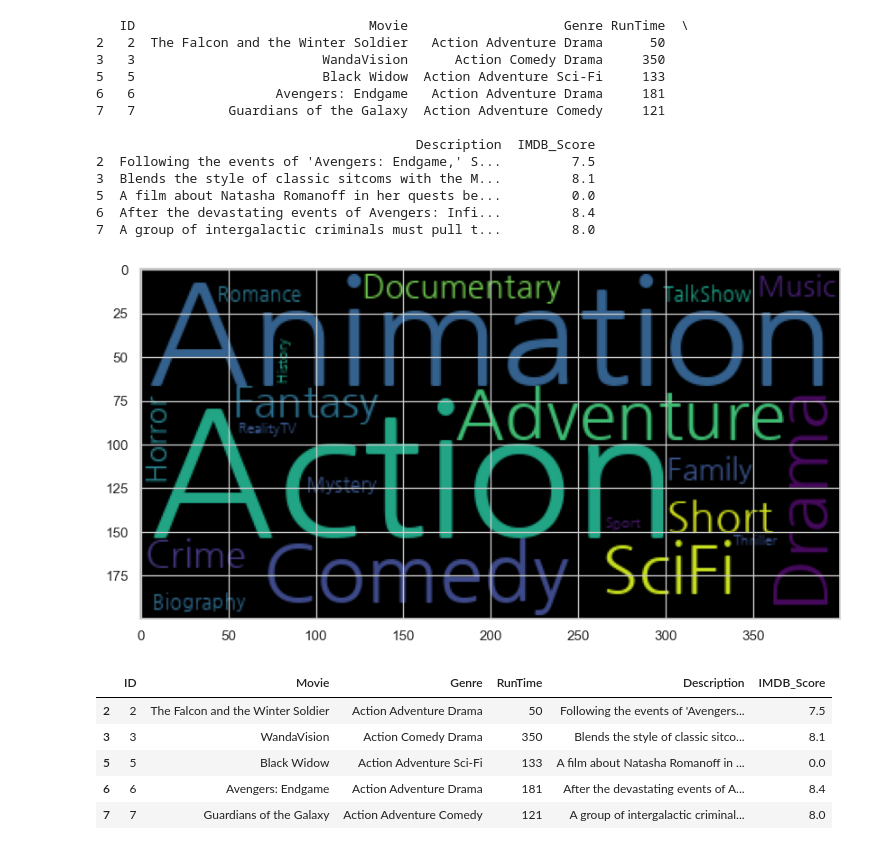
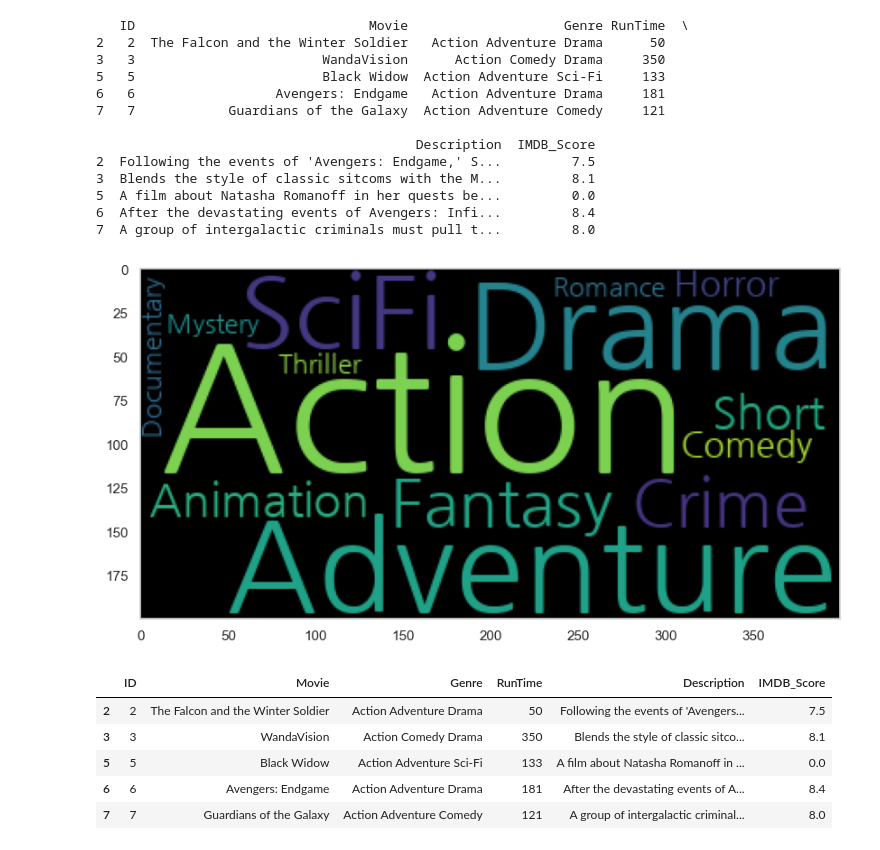
Before and after one commit to karl21-02/netflix_data_analysis, a Jupyter notebook: MarvelDc.ipynb, the cells around one changed output. Saved outputs shown, nothing was run; the diff lists cells and outputs as text; code cells hidden in the pictures.

```diff
--- a/MarvelDc.ipynb
+++ b/MarvelDc.ipynb
@@ -524,14 +539,15 @@ tag_counter.update(list_words)
 # %%
 word_cloud = WordCloud(
     font_path="C:\\Users\\manun\\AppData\\Local\\Microsoft\\Windows\\Fonts\\NanumGothic.ttf"
 )
 wc_figure = word_cloud.generate_from_frequencies(tag_counter)
 
 plt.figure(figsize=(10, 8))
 plt.imshow(wc_figure)
+plt.grid(False)
 plt.show()
 # %% [output]
-[figure, old version]
+[figure, new version]
 # %%
 df.head()
 # %% [output]
```
Also changed, not shown: parts of 20 cells of this notebook.
